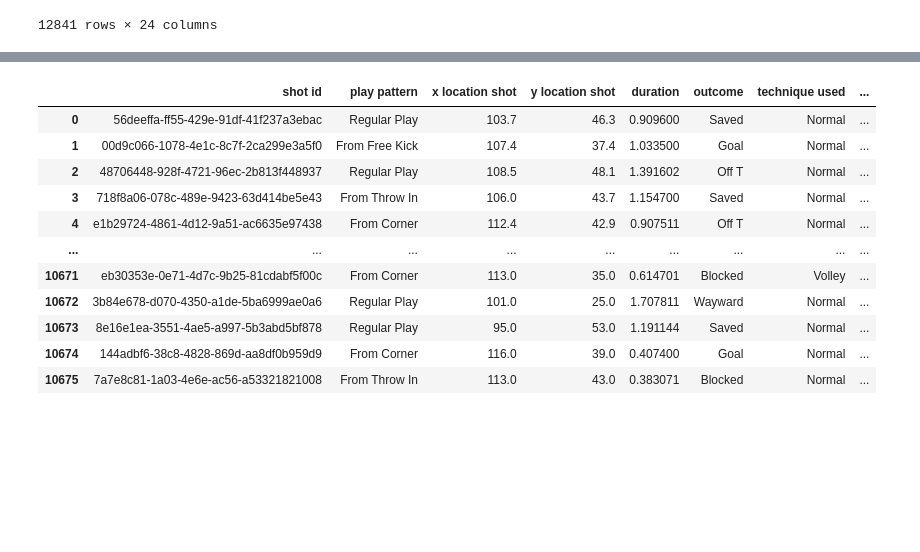
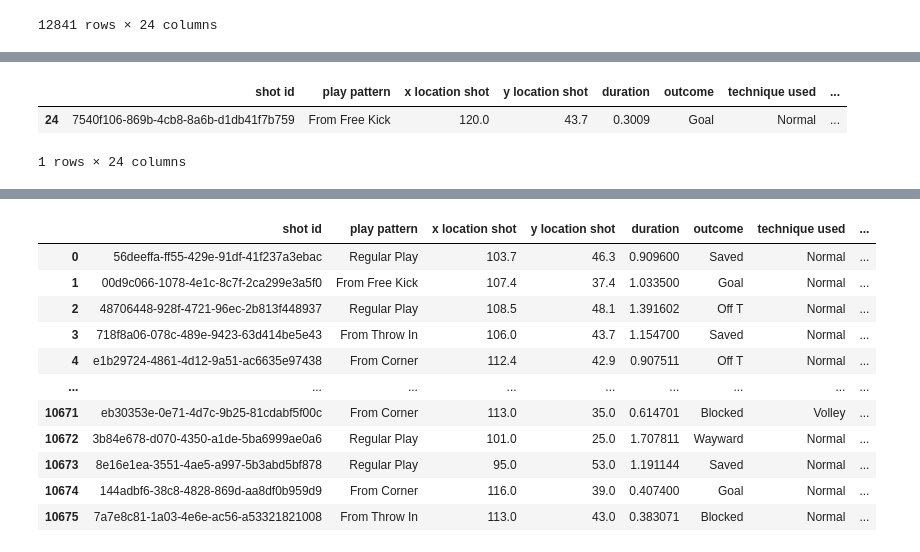
Before and after one commit to AyushMaria/Expected-xG-Goals-Football, a Jupyter notebook: Cleaning_Data.ipynb, the cells around one changed output, grey strips where cells are left out. Cells and saved outputs as stored; diff of their text form; code cells hidden in the pictures; blank space fills up the shorter version.

```diff
--- a/Cleaning_Data.ipynb
+++ b/Cleaning_Data.ipynb
@@ -280,7 +298,7 @@ def obtain_shots_match(match):
                             num_opponents_5_yards += 1
 
                     #count how many opponents were between shot and goal
-                    if (player['teammate'] == False) and (player['position']['name'] != 'Goalkeeper'):
+                    if (player['teammate'] == False):
                         if player_density(x_start_location, y_start_location, x_player, y_player):
                             num_opponents_between_goal += 1
 
@@ -459,0 +512,6 @@ laliga_shots
+# %%
+laliga_shots[laliga_shots['shot_angle'].isna()]
+# %% [output]
+|  | shot id | play pattern | x location shot | y location shot | duration | outcome | technique used | ... |
+| 24 | 7540f106-869b-4cb8-8a6b-d1db41f7b759 | From Free Kick | 120.0 | 43.7 | 0.3009 | Goal | Normal | ... |
+1 rows × 24 columns
```
Also changed, not shown: parts of 16 cells of this notebook.
